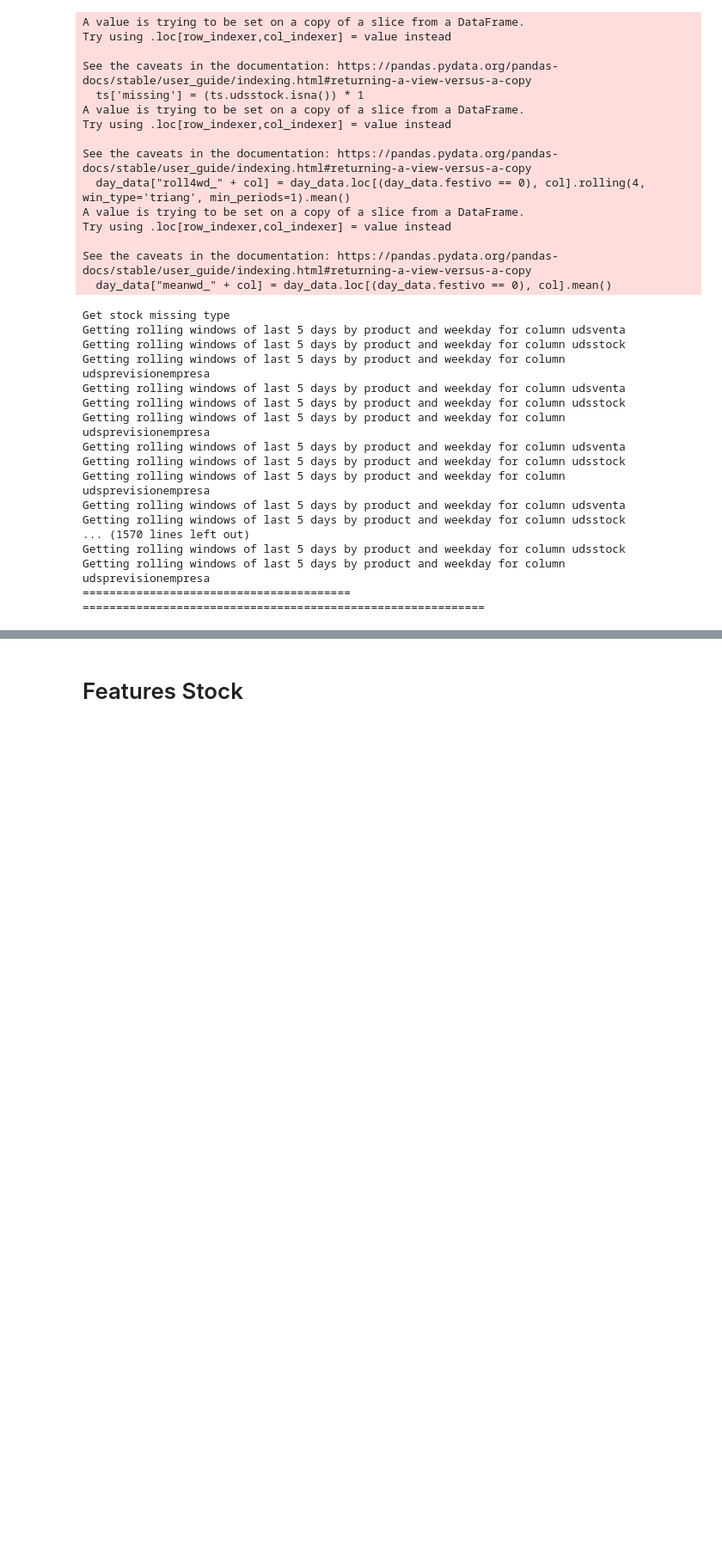
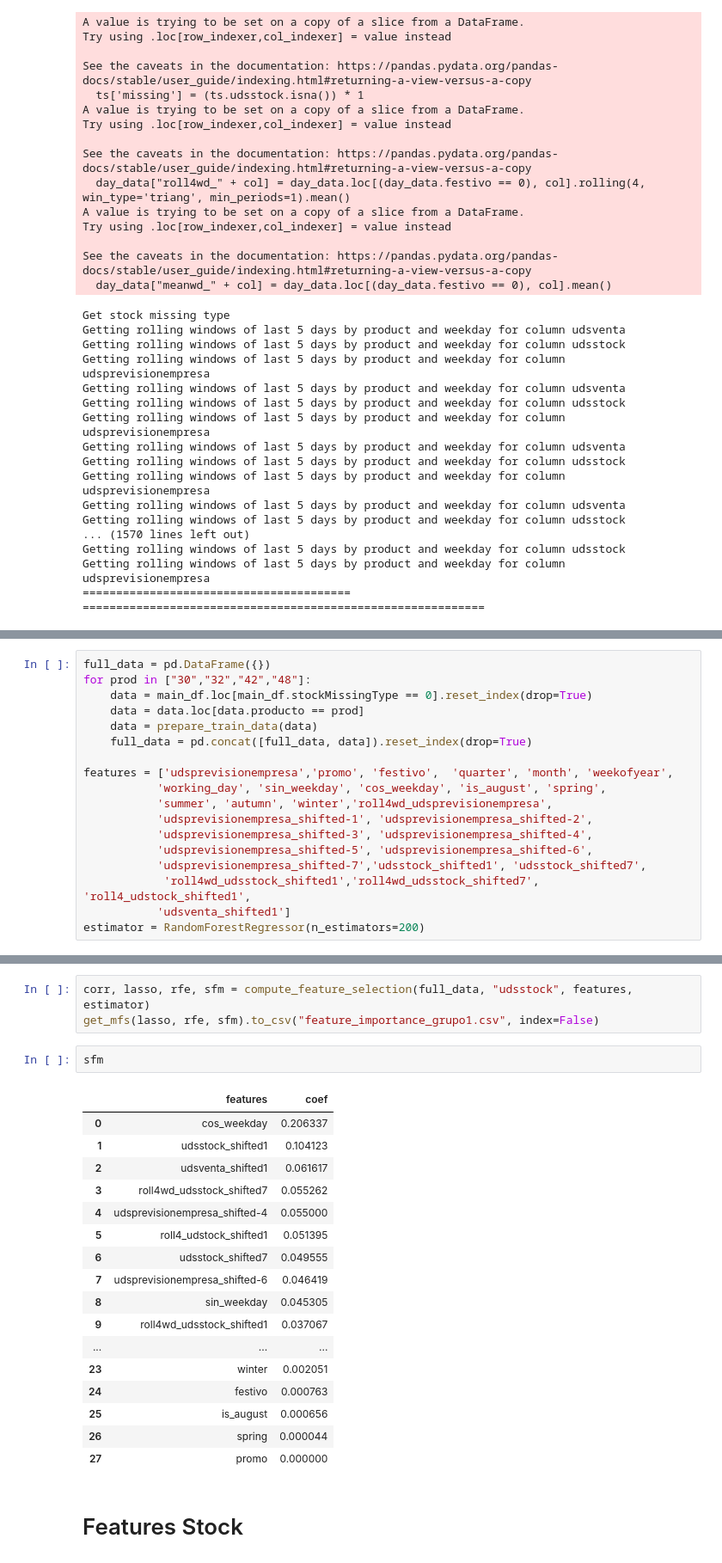
Before and after one commit to PLombao/TFM_StockForecast, a Jupyter notebook: notebooks/EDA_Features_Stock.ipynb, the cells around one changed output, grey strips where cells are left out. Shown at 86% size. Drawn from its saved outputs; the diff is of its cells as text; blank space fills up the shorter version.

```diff
--- a/notebooks/EDA_Features_Stock.ipynb
+++ b/notebooks/EDA_Features_Stock.ipynb
@@ -86,0 +156,18 @@ Getting rolling windows of last 5 days by product and weekday for column udsprev
+# %%
+full_data = pd.DataFrame({})
+for prod in ["30","32","42","48"]:
+    data = main_df.loc[main_df.stockMissingType == 0].reset_index(drop=True)
+    data = data.loc[data.producto == prod]
+    data = prepare_train_data(data)
+    full_data = pd.concat([full_data, data]).reset_index(drop=True)
+
+features = ['udsprevisionempresa','promo', 'festivo',  'quarter', 'month', 'weekofyear',
+           'working_day', 'sin_weekday', 'cos_weekday', 'is_august', 'spring',
+           'summer', 'autumn', 'winter','roll4wd_udsprevisionempresa',
+           'udsprevisionempresa_shifted-1', 'udsprevisionempresa_shifted-2',
+           'udsprevisionempresa_shifted-3', 'udsprevisionempresa_shifted-4',
+           'udsprevisionempresa_shifted-5', 'udsprevisionempresa_shifted-6',
+           'udsprevisionempresa_shifted-7','udsstock_shifted1', 'udsstock_shifted7',
+            'roll4wd_udsstock_shifted1','roll4wd_udsstock_shifted7', 'roll4_udstock_shifted1',
+           'udsventa_shifted1']
+estimator = RandomForestRegressor(n_estimators=200)
@@ -87,3 +192,26 @@ Getting rolling windows of last 5 days by product and weekday for column udsprev
+# %%
+corr, lasso, rfe, sfm = compute_feature_selection(full_data, "udsstock", features, estimator)
+get_mfs(lasso, rfe, sfm).to_csv("feature_importance_grupo1.csv", index=False)
+# %%
+sfm
+# %% [output]
+|  | features | coef |
+| 0 | cos_weekday | 0.206337 |
+| 1 | udsstock_shifted1 | 0.104123 |
+| 2 | udsventa_shifted1 | 0.061617 |
+| 3 | roll4wd_udsstock_shifted7 | 0.055262 |
+| 4 | udsprevisionempresa_shifted-4 | 0.055000 |
+| 5 | roll4_udstock_shifted1 | 0.051395 |
+| 6 | udsstock_shifted7 | 0.049555 |
+| 7 | udsprevisionempresa_shifted-6 | 0.046419 |
+| 8 | sin_weekday | 0.045305 |
+| 9 | roll4wd_udsstock_shifted1 | 0.037067 |
+| ... | ... | ... |
+| 23 | winter | 0.002051 |
+| 24 | festivo | 0.000763 |
+| 25 | is_august | 0.000656 |
+| 26 | spring | 0.000044 |
+| 27 | promo | 0.000000 |
 # %% [markdown]
 # Features Stock
 # %%
```
Also changed, not shown: parts of 4 cells of this notebook, 3 other files.
